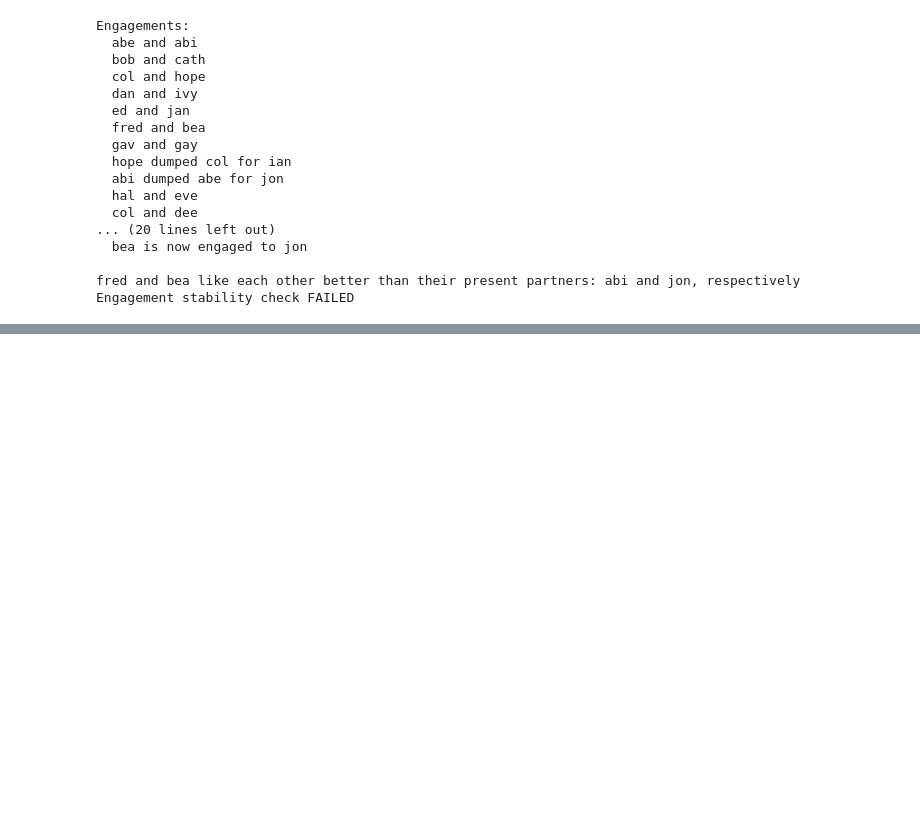
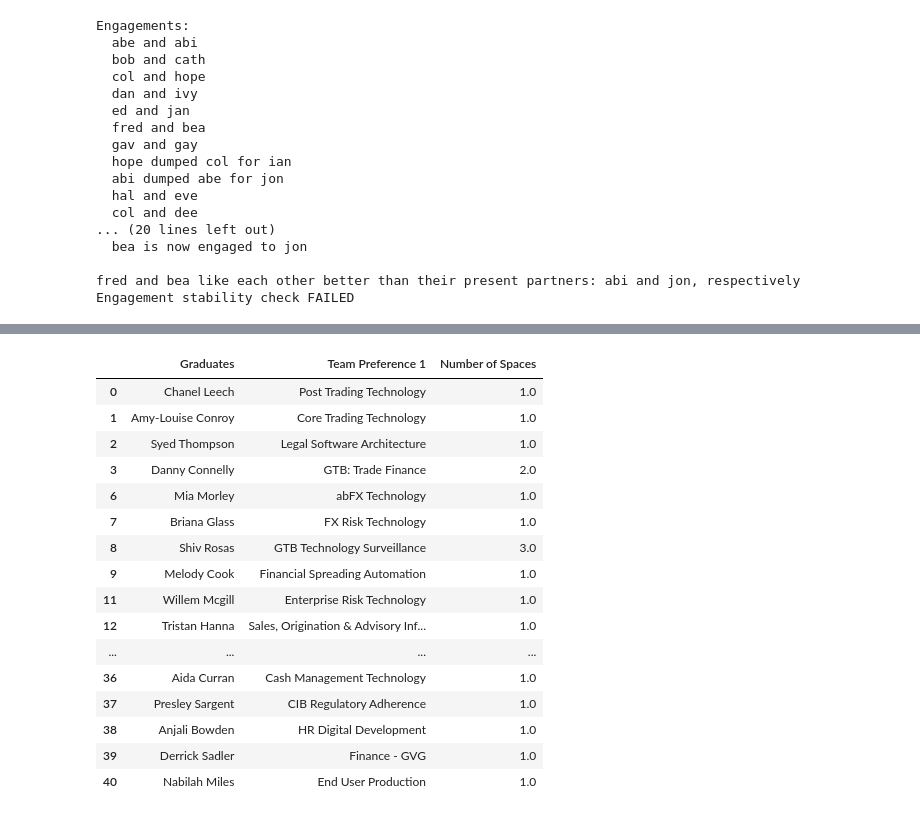
Before and after one commit to catalinAioanei/DB_Hackaton, a Jupyter notebook: MarriageProblem.ipynb, the cells around one changed output, grey strips where cells are left out. Cells and saved outputs as stored; diff of their text form; code cells hidden in the pictures; blank space fills up the shorter version.

```diff
--- a/MarriageProblem.ipynb
+++ b/MarriageProblem.ipynb
@@ -192,0 +208,20 @@ merge_3
+# %%
+def checkAlignment
+# %% [output]
+|  | Graduates | Team Preference 1 | Number of Spaces |
+| 0 | Chanel Leech | Post Trading Technology | 1.0 |
+| 1 | Amy-Louise Conroy | Core Trading Technology | 1.0 |
+| 2 | Syed Thompson | Legal Software Architecture | 1.0 |
+| 3 | Danny Connelly | GTB: Trade Finance | 2.0 |
+| 6 | Mia Morley | abFX Technology | 1.0 |
+| 7 | Briana Glass | FX Risk Technology | 1.0 |
+| 8 | Shiv Rosas | GTB Technology Surveillance | 3.0 |
+| 9 | Melody Cook | Financial Spreading Automation | 1.0 |
+| 11 | Willem Mcgill | Enterprise Risk Technology | 1.0 |
+| 12 | Tristan Hanna | Sales, Origination & Advisory Inf... | 1.0 |
+| ... | ... | ... | ... |
+| 36 | Aida Curran | Cash Management Technology | 1.0 |
+| 37 | Presley Sargent | CIB Regulatory Adherence | 1.0 |
+| 38 | Anjali Bowden | HR Digital Development | 1.0 |
+| 39 | Derrick Sadler | Finance - GVG | 1.0 |
+| 40 | Nabilah Miles | End User Production | 1.0 |
```
Also changed, not shown: parts of 7 cells of this notebook, 4 other files.
